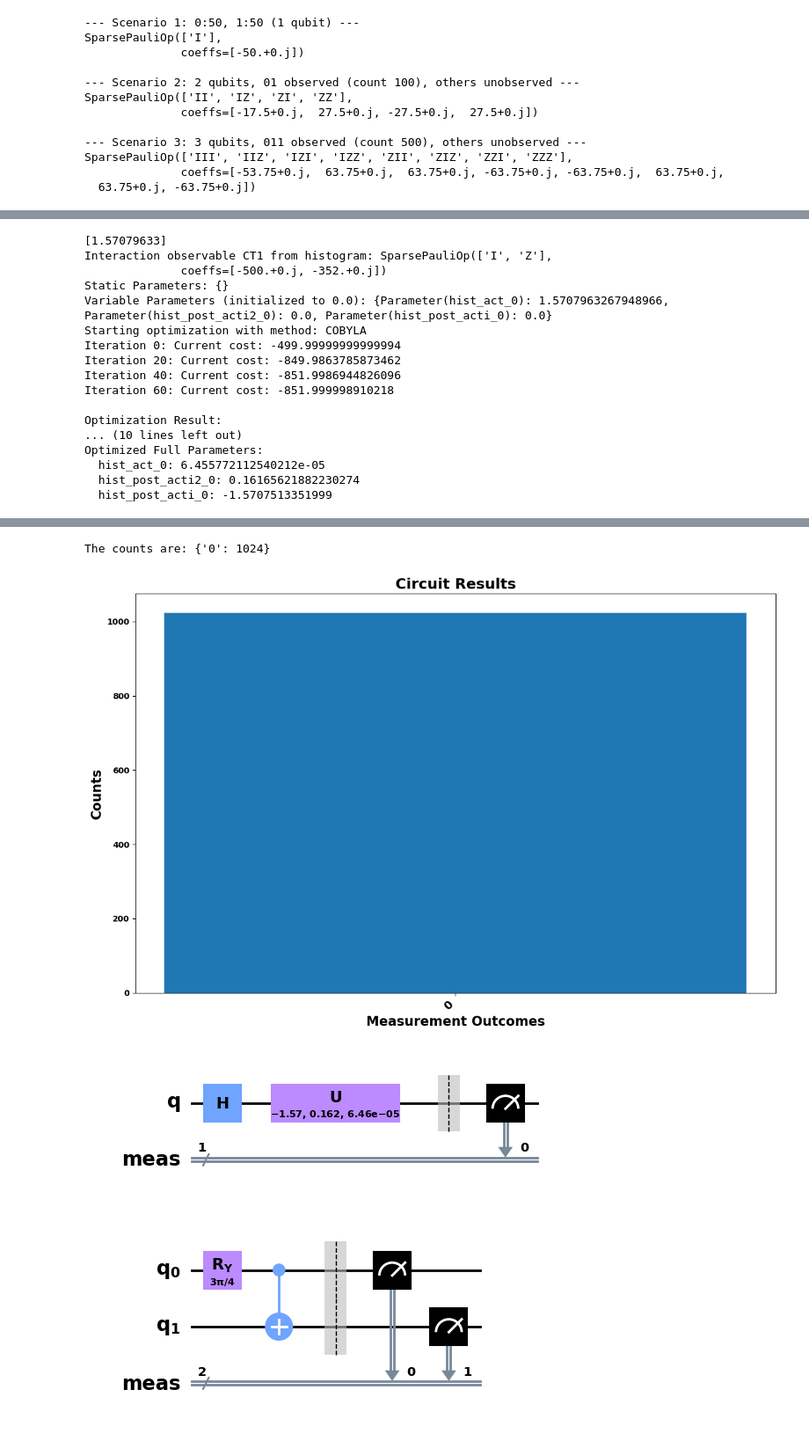
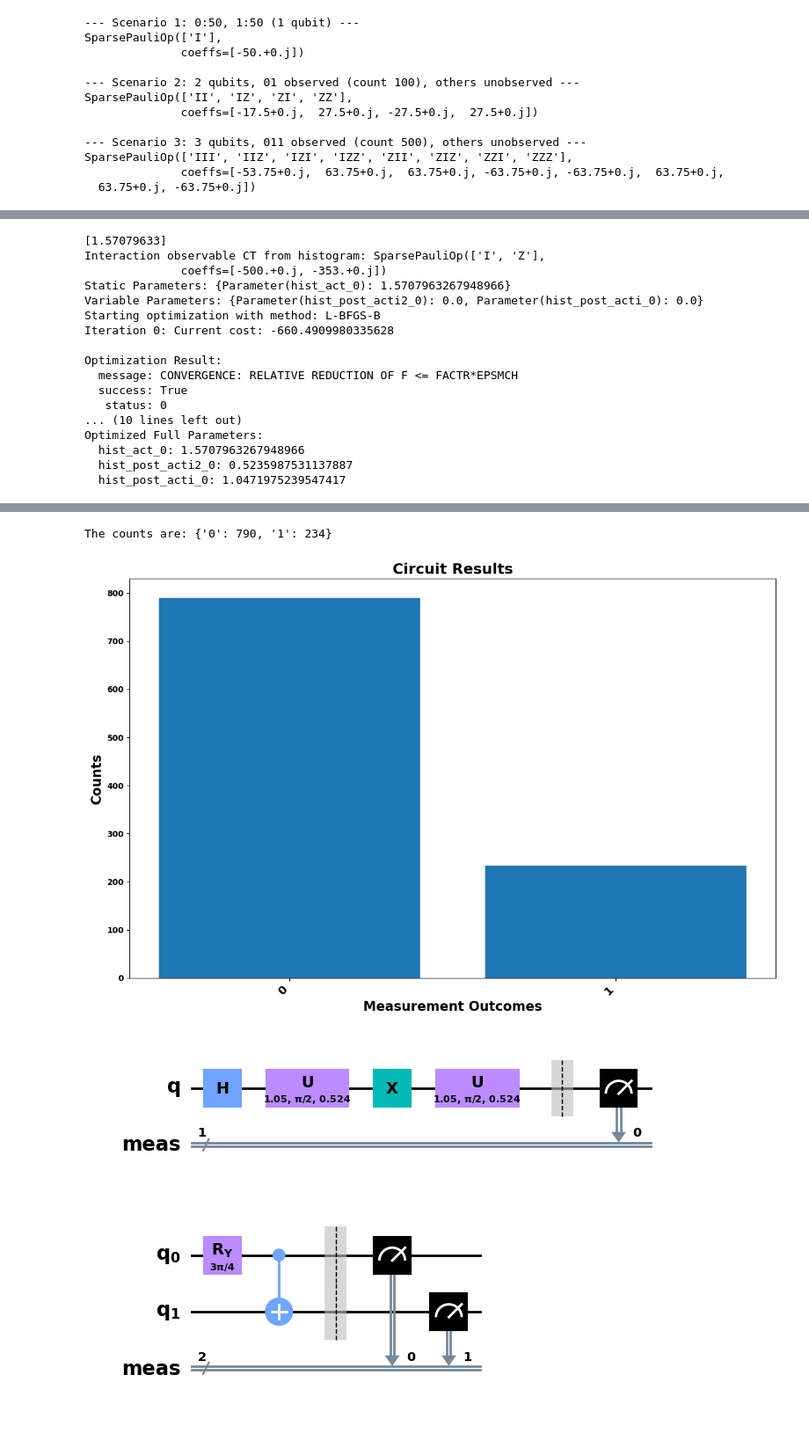
Before and after one commit to cailab-tamu/QuantumXCT, a Jupyter notebook: python/bell_dist_opt.ipynb, the cells around one changed output, grey strips where cells are left out. Shown at 88% size. Cells and saved outputs as stored; diff of their text form; code cells hidden in the pictures.

Commit message:
Replication of bell distributions successfull, note: do not use Rx for gene regulations!

```diff
--- a/python/bell_dist_opt.ipynb
+++ b/python/bell_dist_opt.ipynb
@@ -264,5 +263,5 @@ hist_plt
 # %%
-act_percentages = np.ones(circuit.num_qubits)*np.pi*1/2
+act_percentages = np.ones(circuit.num_qubits)*np.pi*2/4
 print(act_percentages)
 cirq = create_grn_ansatz(circuit.num_qubits, "hist")
 
@@ -276,7 +275,7 @@ result_interaction_bfgs, optimized_full_params, cost_values = vqe_solver(
     act_percentages, # Renamed from 'act_percentages' for consistency with create_parameter_dictionaries_cust
     cost_func_wrapper, # This function needs to be defined to accept the correct arguments (see comments below)
     min_ones_obs=min_ones, # Added as an explicit argument for flexibility
-    optimizer_method="COBYLA",# COBYLA | L-BFGS-B
+    optimizer_method="L-BFGS-B",# COBYLA | L-BFGS-B
 )
 
 # Plot the cost function values
@@ -292,19 +291,19 @@ counts, bound_circuit = evaluate_and_plot_ansatz(cirq, optimized_full_params, sh
 bound_circuit.draw(output="mpl", style="clifford", fold=40)  # Show the circuit plot
 # %% [output]
 [1.57079633]
-Interaction observable CT1 from histogram: SparsePauliOp(['I', 'Z'],
-              coeffs=[-500.+0.j, -352.+0.j])
-Static Parameters: {}
-Variable Parameters (initialized to 0.0): {Parameter(hist_act_0): 1.5707963267948966, Parameter(hist_post_acti2_0): 0.0, Parameter(hist_post_acti_0): 0.0}
-Starting optimization with method: COBYLA
-Iteration 0: Current cost: -499.99999999999994
-Iteration 20: Current cost: -849.9863785873462
-Iteration 40: Current cost: -851.9986944826096
-Iteration 60: Current cost: -851.999998910218
+Interaction observable CT from histogram: SparsePauliOp(['I', 'Z'],
+              coeffs=[-500.+0.j, -353.+0.j])
+Static Parameters: {Parameter(hist_act_0): 1.5707963267948966}
+Variable Parameters: {Parameter(hist_post_acti2_0): 0.0, Parameter(hist_post_acti_0): 0.0}
+Starting optimization with method: L-BFGS-B
+Iteration 0: Current cost: -660.4909980335628
 
 Optimization Result:
+  message: CONVERGENCE: RELATIVE REDUCTION OF F <= FACTR*EPSMCH
+  success: True
+   status: 0
 ... (10 lines left out)
 Optimized Full Parameters:
-  hist_act_0: 6.455772112540212e-05
-  hist_post_acti2_0: 0.16165621882230274
-  hist_post_acti_0: -1.5707513351999
+  hist_act_0: 1.5707963267948966
+  hist_post_acti2_0: 0.5235987531137887
+  hist_post_acti_0: 1.0471975239547417
@@ -312,6 +311,6 @@ Optimized Full Parameters:
-The counts are: {'0': 1024}
+The counts are: {'0': 790, '1': 234}
-[figure, old version]
+[figure, new version]
-[figure, old version]
+[figure, new version]
 # %%
 # 1. Create the Bell state (|ψ⟩ = (|00⟩ + |11⟩)/√2)
 #circuit = QuantumCircuit(2, 2)
```
Also changed, not shown: parts of 19 cells of this notebook, 3 other files.
